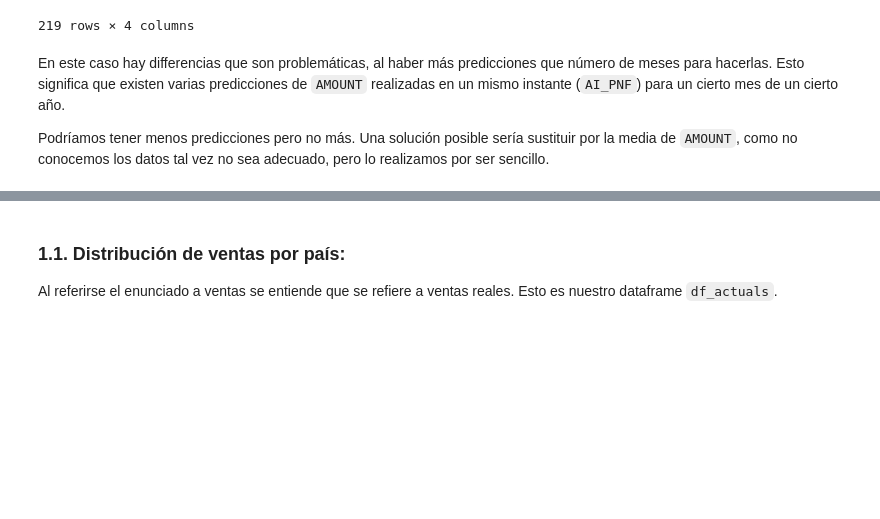
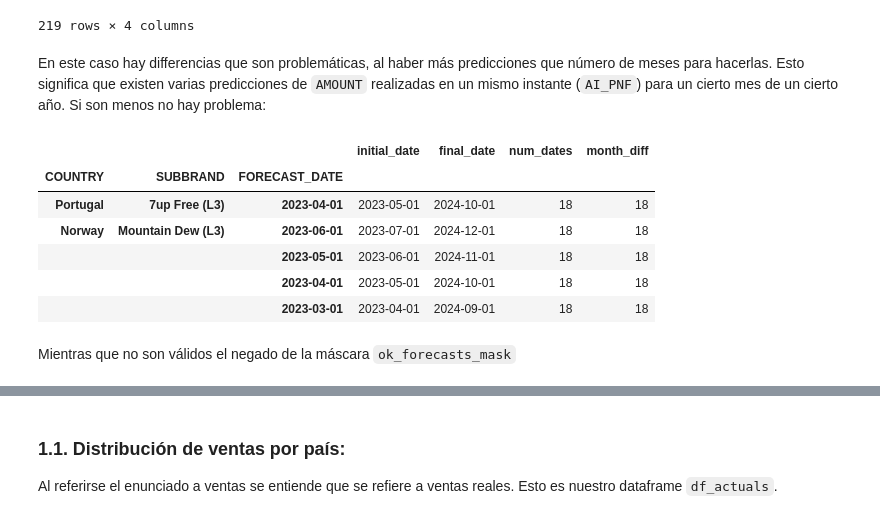
Before and after one commit to Alf-caput/data-visualization, a Jupyter notebook: ejercicios-clase/ejercicio3.ipynb, the cells around one changed output, grey strips where cells are left out. Cells and saved outputs as stored; diff of their text form; code cells hidden in the pictures; blank space fills up the shorter version.

Commit message:
TODO: Mean for not_valid_forecasts

```diff
--- a/ejercicios-clase/ejercicio3.ipynb
+++ b/ejercicios-clase/ejercicio3.ipynb
@@ -333,6 +333,17 @@ forecasts_dates_registered.loc[inconsistent_forecasts_mask, :]
 |  |  | 2023-11-01 | 2023-12-01 | 2025-05-01 | 25 | 18 |
 219 rows × 4 columns
 # %% [markdown]
-En este caso hay differencias que son problemáticas, al haber más predicciones que número de meses para hacerlas. Esto significa que existen varias predicciones de `AMOUNT` realizadas en un mismo instante (`AI_PNF`) para un cierto mes de un cierto año.
-
-Podríamos tener menos predicciones pero no más. Una solución posible sería sustituir por la media de `AMOUNT`, como no conocemos los datos tal vez no sea adecuado, pero lo realizamos por ser sencillo.
+En este caso hay differencias que son problemáticas, al haber más predicciones que número de meses para hacerlas. Esto significa que existen varias predicciones de `AMOUNT` realizadas en un mismo instante (`AI_PNF`) para un cierto mes de un cierto año. Si son menos no hay problema:
+# %%
+ok_forecasts_mask = forecasts_dates_registered["num_dates"] <= forecasts_dates_registered["month_diff"]
+forecasts_dates_registered.loc[ok_forecasts_mask, :].head()
+# %% [output]
+|  |  |  | initial_date | final_date | num_dates | month_diff |
+| COUNTRY | SUBBRAND | FORECAST_DATE |  |  |  |  |
+| Portugal | 7up Free (L3) | 2023-04-01 | 2023-05-01 | 2024-10-01 | 18 | 18 |
+| Norway | Mountain Dew (L3) | 2023-06-01 | 2023-07-01 | 2024-12-01 | 18 | 18 |
+|  |  | 2023-05-01 | 2023-06-01 | 2024-11-01 | 18 | 18 |
+|  |  | 2023-04-01 | 2023-05-01 | 2024-10-01 | 18 | 18 |
+|  |  | 2023-03-01 | 2023-04-01 | 2024-09-01 | 18 | 18 |
+# %% [markdown]
+Mientras que no son válidos el negado de la máscara `ok_forecasts_mask`
```
Also changed, not shown: parts of 2 cells of this notebook.
